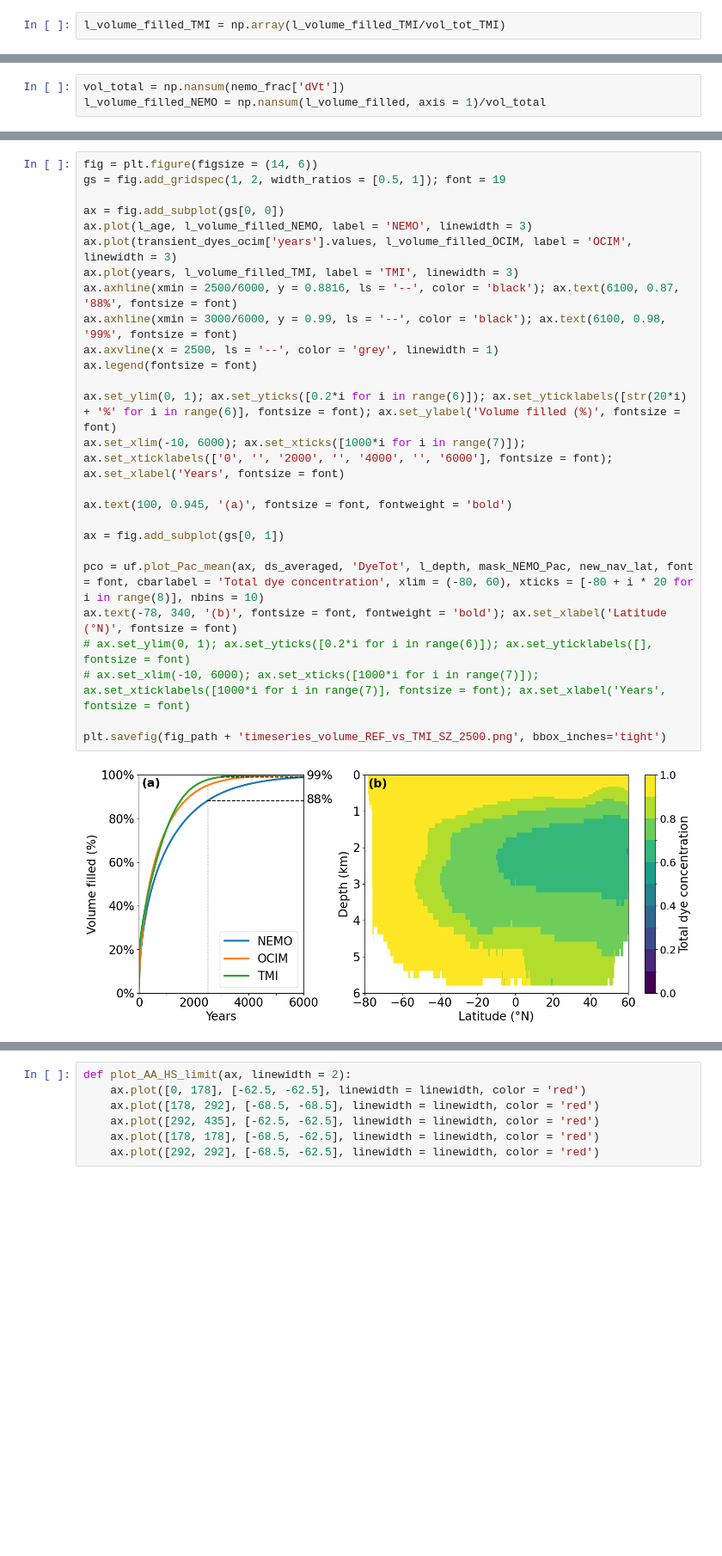
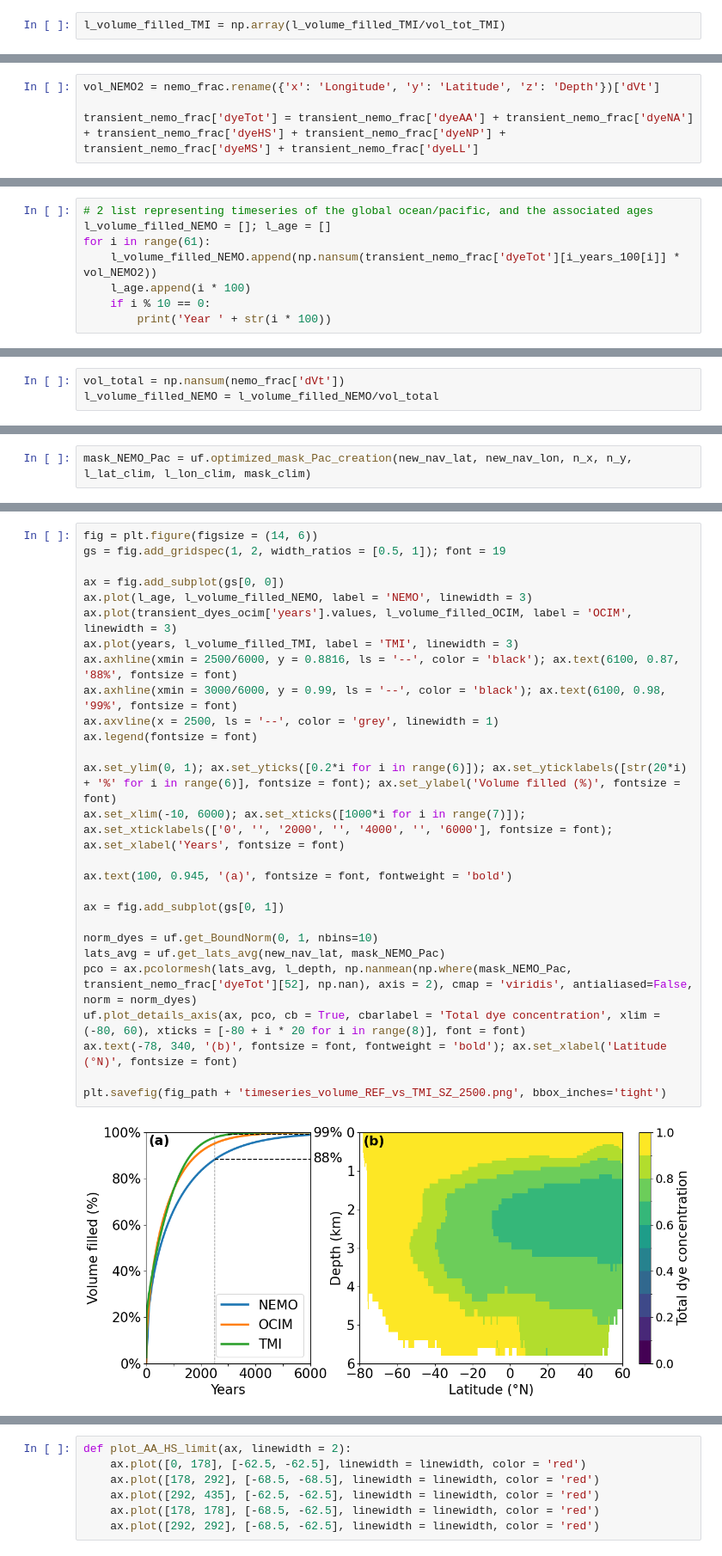
Before and after one commit to brumillet/dyes-evaluation_ventilation, a Jupyter notebook: notebooks/dyes_analysis.ipynb, the cells around one changed output, grey strips where cells are left out. Shown at 86% size. Drawn from its saved outputs; the diff is of its cells as text; blank space fills up the shorter version.

Commit message:
Last modification of the notebook using the files published + addition of pre-processed data for the plots where original data unavailable

```diff
--- a/notebooks/dyes_analysis.ipynb
+++ b/notebooks/dyes_analysis.ipynb
@@ -942,0 +864,4 @@ for file in os.listdir(dir):
+# %%
+vol_NEMO2 = nemo_frac.rename({'x': 'Longitude', 'y': 'Latitude', 'z': 'Depth'})['dVt']
+
+transient_nemo_frac['dyeTot'] = transient_nemo_frac['dyeAA'] + transient_nemo_frac['dyeNA'] + transient_nemo_frac['dyeHS'] + transient_nemo_frac['dyeNP'] + transient_nemo_frac['dyeMS'] + transient_nemo_frac['dyeLL']
@@ -942,0 +872,8 @@ for file in os.listdir(dir):
+# %%
+# 2 list representing timeseries of the global ocean/pacific, and the associated ages
+l_volume_filled_NEMO = []; l_age = []
+for i in range(61):
+    l_volume_filled_NEMO.append(np.nansum(transient_nemo_frac['dyeTot'][i_years_100[i]] * vol_NEMO2))
+    l_age.append(i * 100)
+    if i % 10 == 0:
+        print('Year ' + str(i * 100))
@@ -943,3 +888,3 @@ for file in os.listdir(dir):
 # %%
 vol_total = np.nansum(nemo_frac['dVt'])
-l_volume_filled_NEMO = np.nansum(l_volume_filled, axis = 1)/vol_total
+l_volume_filled_NEMO = l_volume_filled_NEMO/vol_total
@@ -954,0 +893,2 @@ mask_Pacific = ~np.isnan(new_grid['pacific'])
+# %%
+mask_NEMO_Pac = uf.optimized_mask_Pac_creation(new_nav_lat, new_nav_lon, n_x, n_y, l_lat_clim, l_lon_clim, mask_clim)
@@ -955,29 +899,30 @@ mask_Pacific = ~np.isnan(new_grid['pacific'])
 # %%
 fig = plt.figure(figsize = (14, 6))
 gs = fig.add_gridspec(1, 2, width_ratios = [0.5, 1]); font = 19
 
 ax = fig.add_subplot(gs[0, 0])
 ax.plot(l_age, l_volume_filled_NEMO, label = 'NEMO', linewidth = 3)
 ax.plot(transient_dyes_ocim['years'].values, l_volume_filled_OCIM, label = 'OCIM', linewidth = 3)
 ax.plot(years, l_volume_filled_TMI, label = 'TMI', linewidth = 3)
 ax.axhline(xmin = 2500/6000, y = 0.8816, ls = '--', color = 'black'); ax.text(6100, 0.87, '88%', fontsize = font)
 ax.axhline(xmin = 3000/6000, y = 0.99, ls = '--', color = 'black'); ax.text(6100, 0.98, '99%', fontsize = font)
 ax.axvline(x = 2500, ls = '--', color = 'grey', linewidth = 1)
 ax.legend(fontsize = font)
 
 ax.set_ylim(0, 1); ax.set_yticks([0.2*i for i in range(6)]); ax.set_yticklabels([str(20*i) + '%' for i in range(6)], fontsize = font); ax.set_ylabel('Volume filled (%)', fontsize = font)
 ax.set_xlim(-10, 6000); ax.set_xticks([1000*i for i in range(7)]); ax.set_xticklabels(['0', '', '2000', '', '4000', '', '6000'], fontsize = font); ax.set_xlabel('Years', fontsize = font)
 
 ax.text(100, 0.945, '(a)', fontsize = font, fontweight = 'bold')
 
 ax = fig.add_subplot(gs[0, 1])
 
-pco = uf.plot_Pac_mean(ax, ds_averaged, 'DyeTot', l_depth, mask_NEMO_Pac, new_nav_lat, font = font, cbarlabel = 'Total dye concentration', xlim = (-80, 60), xticks = [-80 + i * 20 for i in range(8)], nbins = 10)
+norm_dyes = uf.get_BoundNorm(0, 1, nbins=10)
+lats_avg = uf.get_lats_avg(new_nav_lat, mask_NEMO_Pac)
+pco = ax.pcolormesh(lats_avg, l_depth, np.nanmean(np.where(mask_NEMO_Pac, transient_nemo_frac['dyeTot'][52], np.nan), axis = 2), cmap = 'viridis', antialiased=False, norm = norm_dyes)
+uf.plot_details_axis(ax, pco, cb = True, cbarlabel = 'Total dye concentration', xlim = (-80, 60), xticks = [-80 + i * 20 for i in range(8)], font = font)
 ax.text(-78, 340, '(b)', fontsize = font, fontweight = 'bold'); ax.set_xlabel('Latitude (°N)', fontsize = font)
-# ax.set_ylim(0, 1); ax.set_yticks([0.2*i for i in range(6)]); ax.set_yticklabels([], fontsize = font)
-# ax.set_xlim(-10, 6000); ax.set_xticks([1000*i for i in range(7)]); ax.set_xticklabels([1000*i for i in range(7)], fontsize = font); ax.set_xlabel('Years', fontsize = font)
 
 plt.savefig(fig_path + 'timeseries_volume_REF_vs_TMI_SZ_2500.png', bbox_inches='tight')
 # %% [output]
-[figure, old version]
+[figure, new version]
 # %%
```
Also changed, not shown: parts of 101 cells of this notebook, 17 other files.
